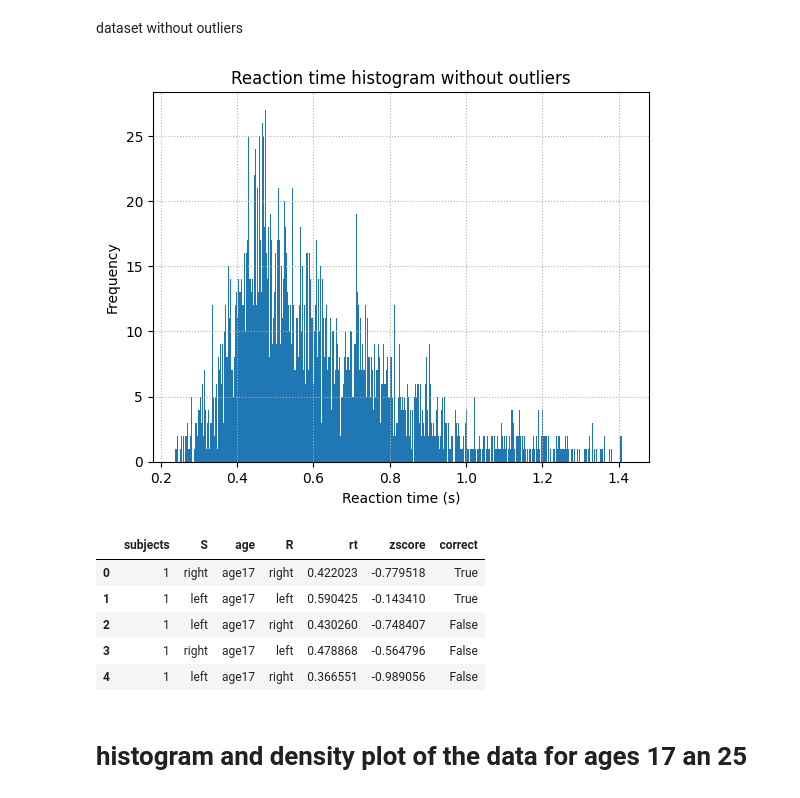
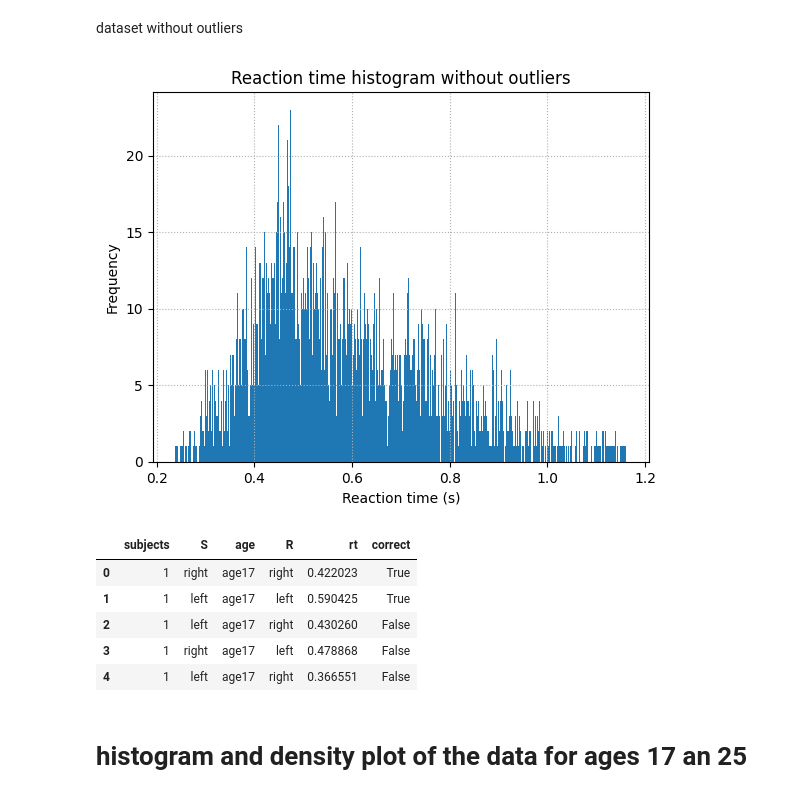
Before and after one commit to konjiii/cog_mod_final_assignment, a Jupyter notebook: ddm.ipynb, the cells around one changed output. Saved outputs shown, nothing was run; the diff lists cells and outputs as text; code cells hidden in the pictures.

```diff
--- a/ddm.ipynb
+++ b/ddm.ipynb
@@ -13,6 +16,7 @@ from tqdm import tqdm
 # %% [markdown]
 # load data
 # %%
-df_raw = pd.read_csv("dataset-9 - Copy.tsv", sep="\t")
+df_raw = pd.read_csv("dataset-9.tsv", sep="\t")
+print(len(df_raw))
 df_raw.head()
 # %% [output]
@@ -38,19 +44,20 @@ plt.show()
 # %% [markdown]
 dataset without outliers
 # %%
+# histogram without outliers
+# filter out the outliers based on the interquartile range
+Q1, Q3 = df_raw["rt"].quantile([0.25, 0.75])
+IQR = Q3 - Q1
+df = df_raw[(df_raw["rt"] > Q1 - 1.5*IQR) & (df_raw["rt"] < Q3 + 1.5*IQR)].copy()
+
 plt.grid(True, linestyle=":")
-# filter out the outliers based on zscore
-mean = df_raw["rt"].mean()
-std_dev = df_raw["rt"].std()
-df_raw["zscore"] = (df_raw["rt"] - mean) / std_dev
-df = df_raw[df_raw["zscore"].abs() <= 3].copy()
 plt.hist(df["rt"], bins=1000)
 plt.title("Reaction time histogram without outliers")
 plt.xlabel("Reaction time (s)")
 plt.ylabel("Frequency")
 plt.show()
 # %% [output]
-[figure, old version]
+[figure, new version]
 # %%
 # create a new column that stores if the response was correct
 df["correct"] = df["S"] == df["R"]
@@ -59,12 +66,12 @@ df_17 = df[df["age"] == "age17"]
 df_25 = df[df["age"] == "age25"]
 df.head()
 # %% [output]
-|  | subjects | S | age | R | rt | zscore | correct |
-| 0 | 1 | right | age17 | right | 0.422023 | -0.779518 | True |
-| 1 | 1 | left | age17 | left | 0.590425 | -0.143410 | True |
-| 2 | 1 | left | age17 | right | 0.430260 | -0.748407 | False |
-| 3 | 1 | right | age17 | left | 0.478868 | -0.564796 | False |
-| 4 | 1 | left | age17 | right | 0.366551 | -0.989056 | False |
+|  | subjects | S | age | R | rt | correct |
+| 0 | 1 | right | age17 | right | 0.422023 | True |
+| 1 | 1 | left | age17 | left | 0.590425 | True |
+| 2 | 1 | left | age17 | right | 0.430260 | False |
+| 3 | 1 | right | age17 | left | 0.478868 | False |
+| 4 | 1 | left | age17 | right | 0.366551 | False |
 # %% [markdown]
 # histogram and density plot of the data for ages 17 an 25
 # %% [markdown]
```
Also changed, not shown: parts of 14 cells of this notebook, 1 other file.
